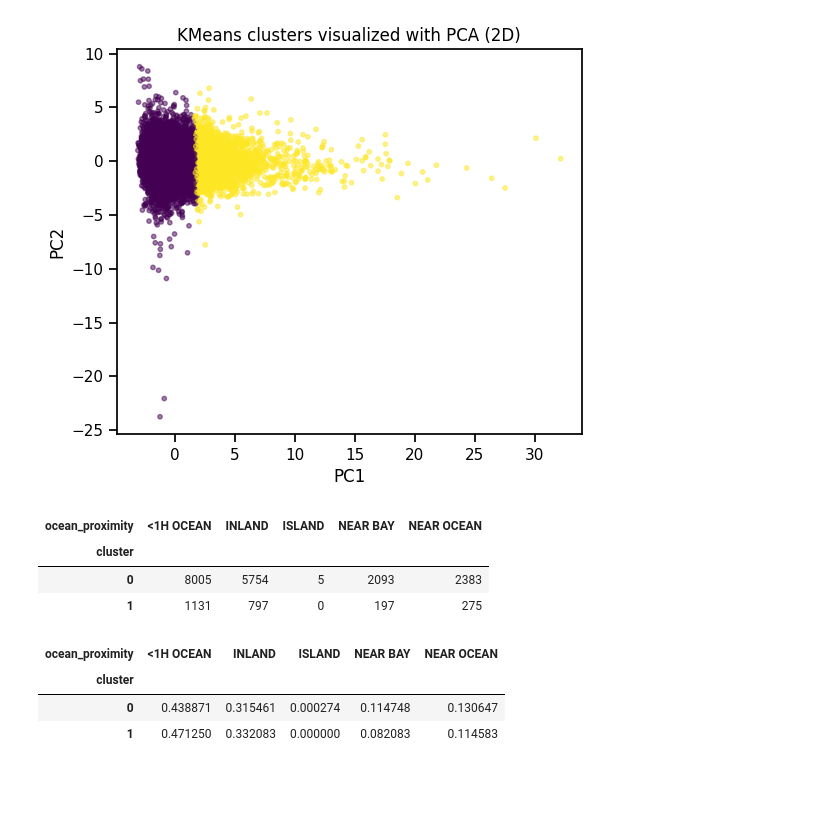
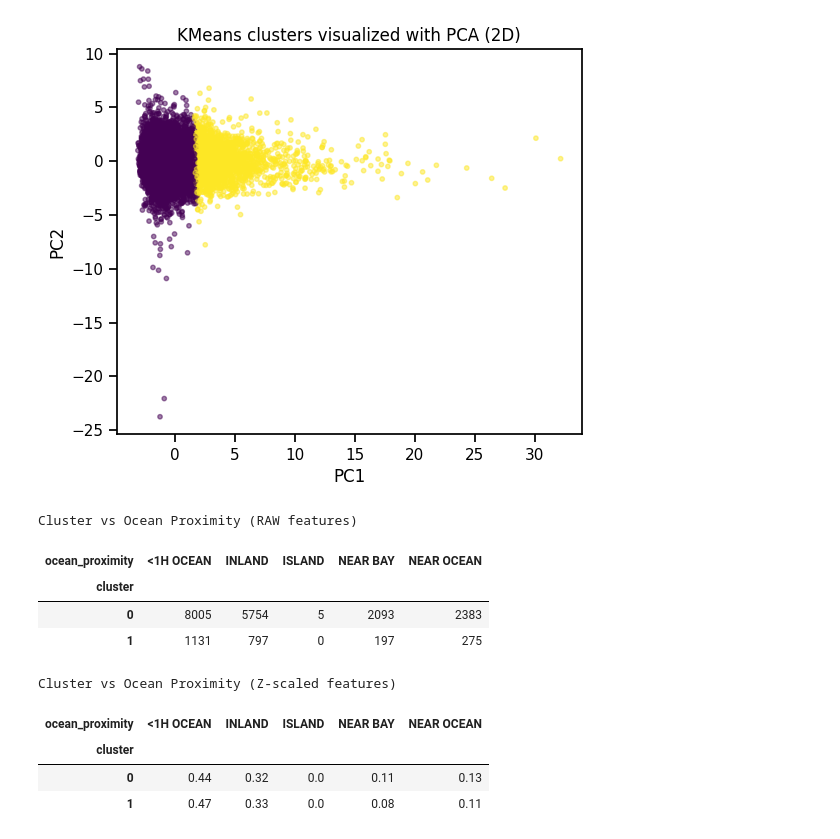
Before and after one commit to MalinMo/California-Housing, a Jupyter notebook: ML_Uppgft1_Malin_Moisander.ipynb, the cells around one changed output. Saved outputs shown, nothing was run; the diff lists cells and outputs as text; code cells hidden in the pictures; blank space fills up the shorter version.

```diff
--- a/ML_Uppgft1_Malin_Moisander.ipynb
+++ b/ML_Uppgft1_Malin_Moisander.ipynb
@@ -575,9 +558,9 @@ cluster_preprocess = Pipeline(steps=[
 
 # Säkerställ att ratio-kolumnerna är numeriska
 ratio_cols = ["rooms_per_household", "bedrooms_per_room", "population_per_household"]
-X_eng[ratio_cols] = X_eng[ratio_cols].apply(pd.to_numeric, errors="coerce")
+X[ratio_cols] = X[ratio_cols].apply(pd.to_numeric, errors="coerce")
 
-X_numeric = X_eng.select_dtypes(include=["number"])
+X_numeric = X.select_dtypes(include=["number"])
 
 X_scaled = cluster_preprocess.fit_transform(X_numeric)
 X_scaled_df = pd.DataFrame(X_scaled, columns=X_numeric.columns)
@@ -668,24 +651,23 @@ plt.ylabel("PC2")
 plt.show()
 # %% [output]
 [figure]
-# %%
-cluster_df = X_eng.copy()
-cluster_df["cluster"] = cluster_labels
-
-pd.crosstab(cluster_df["cluster"], cluster_df["ocean_proximity"])
-# %% [output]
-| ocean_proximity | <1H OCEAN | INLAND | ISLAND | NEAR BAY | NEAR OCEAN |
-| cluster |  |  |  |  |  |
-| 0 | 8005 | 5754 | 5 | 2093 | 2383 |
-| 1 | 1131 | 797 | 0 | 197 | 275 |
-# %%
-pd.crosstab(
-    cluster_df["cluster"],
-    cluster_df["ocean_proximity"],
-    normalize="index"
-)
-# %% [output]
-| ocean_proximity | <1H OCEAN | INLAND | ISLAND | NEAR BAY | NEAR OCEAN |
-| cluster |  |  |  |  |  |
-| 0 | 0.438871 | 0.315461 | 0.000274 | 0.114748 | 0.130647 |
-| 1 | 0.471250 | 0.332083 | 0.000000 | 0.082083 | 0.114583 |
+# %%
+cluster_df = X.copy()
+cluster_df["cluster"] = cluster_labels
+
+print("Cluster vs Ocean Proximity (RAW features)")
+display(pd.crosstab(cluster_df["cluster"], cluster_df["ocean_proximity"]))
+
+print("Cluster vs Ocean Proximity (Z-scaled features)")
+display(pd.crosstab(cluster_df["cluster"], cluster_df["ocean_proximity"], normalize="index").round(2))
+# %% [output]
+Cluster vs Ocean Proximity (RAW features)
+| ocean_proximity | <1H OCEAN | INLAND | ISLAND | NEAR BAY | NEAR OCEAN |
+| cluster |  |  |  |  |  |
+| 0 | 8005 | 5754 | 5 | 2093 | 2383 |
+| 1 | 1131 | 797 | 0 | 197 | 275 |
+Cluster vs Ocean Proximity (Z-scaled features)
+| ocean_proximity | <1H OCEAN | INLAND | ISLAND | NEAR BAY | NEAR OCEAN |
+| cluster |  |  |  |  |  |
+| 0 | 0.44 | 0.32 | 0.0 | 0.11 | 0.13 |
+| 1 | 0.47 | 0.33 | 0.0 | 0.08 | 0.11 |
```
Also changed, not shown: parts of 12 cells of this notebook.
